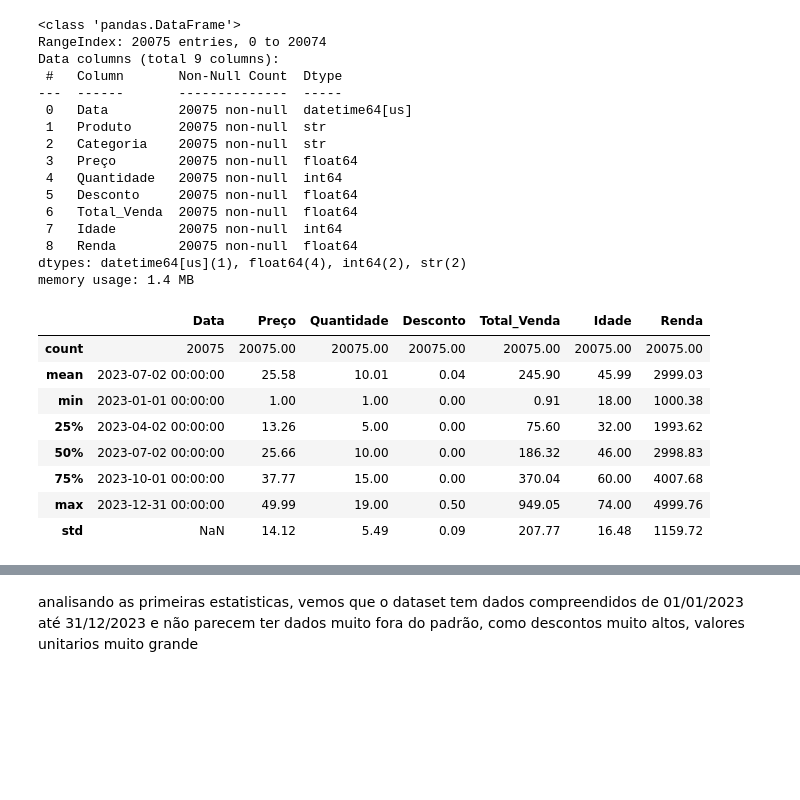
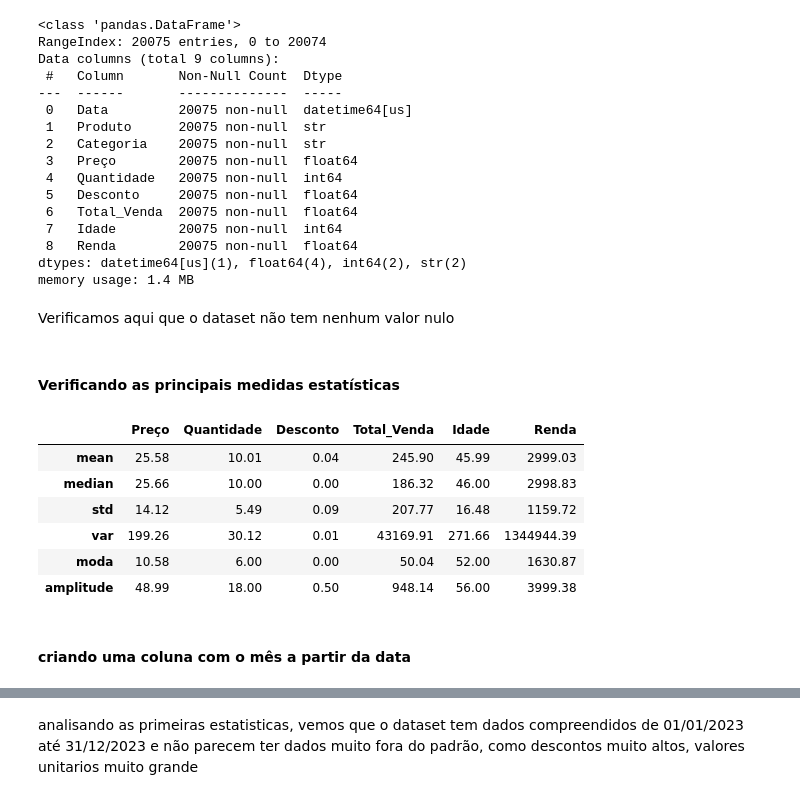
Before and after one commit to missmaryz/Projeto_Analise_Exploratoria_Caixaverso, a Jupyter notebook: Projeto_Mariana_Meneses.ipynb, the cells around one changed output, grey strips where cells are left out. Saved outputs shown, nothing was run; the diff lists cells and outputs as text; code cells hidden in the pictures; blank space fills up the shorter version.

```diff
--- a/Projeto_Mariana_Meneses.ipynb
+++ b/Projeto_Mariana_Meneses.ipynb
@@ -45,15 +45,35 @@ Data columns (total 9 columns):
  8   Renda        20075 non-null  float64
 dtypes: datetime64[us](1), float64(4), int64(2), str(2)
 memory usage: 1.4 MB
-# %%
-vendas.describe()
-# %% [output]
-|  | Data | Preço | Quantidade | Desconto | Total_Venda | Idade | Renda |
-| count | 20075 | 20075.00 | 20075.00 | 20075.00 | 20075.00 | 20075.00 | 20075.00 |
-| mean | 2023-07-02 00:00:00 | 25.58 | 10.01 | 0.04 | 245.90 | 45.99 | 2999.03 |
-| min | 2023-01-01 00:00:00 | 1.00 | 1.00 | 0.00 | 0.91 | 18.00 | 1000.38 |
-| 25% | 2023-04-02 00:00:00 | 13.26 | 5.00 | 0.00 | 75.60 | 32.00 | 1993.62 |
-| 50% | 2023-07-02 00:00:00 | 25.66 | 10.00 | 0.00 | 186.32 | 46.00 | 2998.83 |
-| 75% | 2023-10-01 00:00:00 | 37.77 | 15.00 | 0.00 | 370.04 | 60.00 | 4007.68 |
-| max | 2023-12-31 00:00:00 | 49.99 | 19.00 | 0.50 | 949.05 | 74.00 | 4999.76 |
-| std | NaN | 14.12 | 5.49 | 0.09 | 207.77 | 16.48 | 1159.72 |
+# %% [markdown]
+Verificamos aqui que o dataset não tem nenhum valor nulo
+# %% [markdown]
+#### Verificando as principais medidas estatísticas
+# %%
+colunas_numericas = ['Preço', 'Quantidade', 'Desconto', 'Total_Venda', 'Idade', 'Renda']
+# %%
+resumo = vendas[colunas_numericas].agg([
+    'mean',
+    'median',
+    'std',
+    'var'
+])
+
+resumo.loc['moda'] = vendas[colunas_numericas].mode().iloc[0]
+
+resumo.loc['amplitude'] = (
+    vendas[colunas_numericas].max()
+    - vendas[colunas_numericas].min()
+)
+
+resumo
+# %% [output]
+|  | Preço | Quantidade | Desconto | Total_Venda | Idade | Renda |
+| mean | 25.58 | 10.01 | 0.04 | 245.90 | 45.99 | 2999.03 |
+| median | 25.66 | 10.00 | 0.00 | 186.32 | 46.00 | 2998.83 |
+| std | 14.12 | 5.49 | 0.09 | 207.77 | 16.48 | 1159.72 |
+| var | 199.26 | 30.12 | 0.01 | 43169.91 | 271.66 | 1344944.39 |
+| moda | 10.58 | 6.00 | 0.00 | 50.04 | 52.00 | 1630.87 |
+| amplitude | 48.99 | 18.00 | 0.50 | 948.14 | 56.00 | 3999.38 |
+# %% [markdown]
+#### criando uma coluna com o mês a partir da data
```
Also changed, not shown: parts of 70 cells of this notebook.
